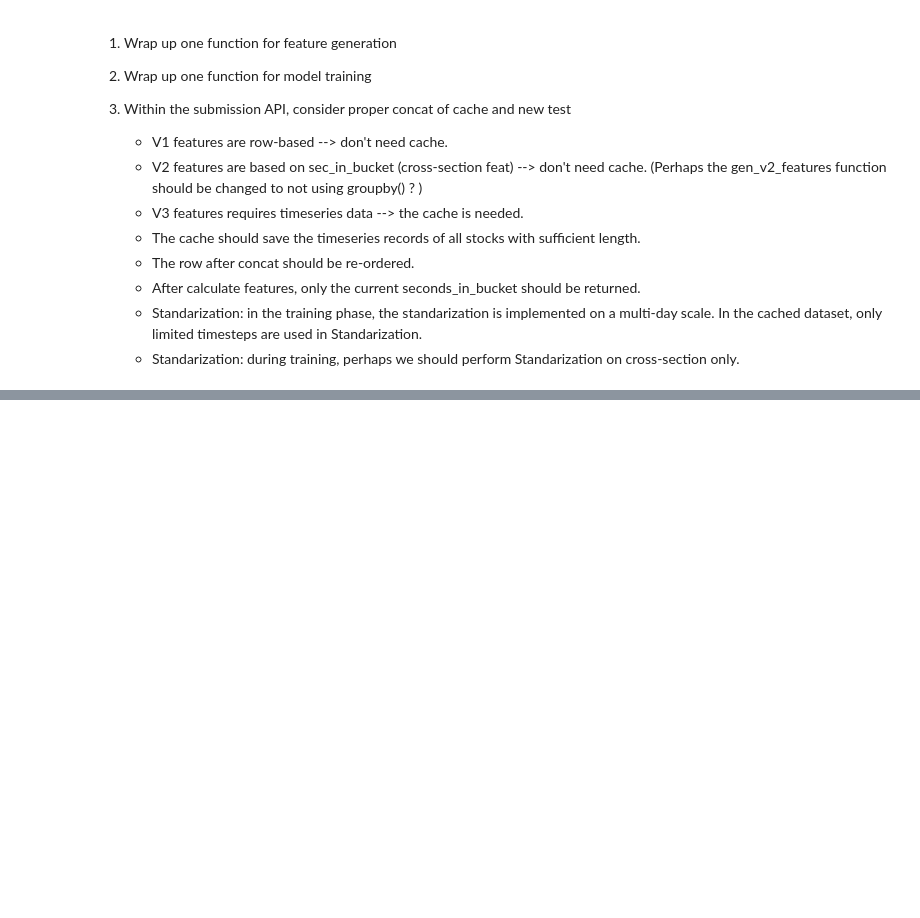
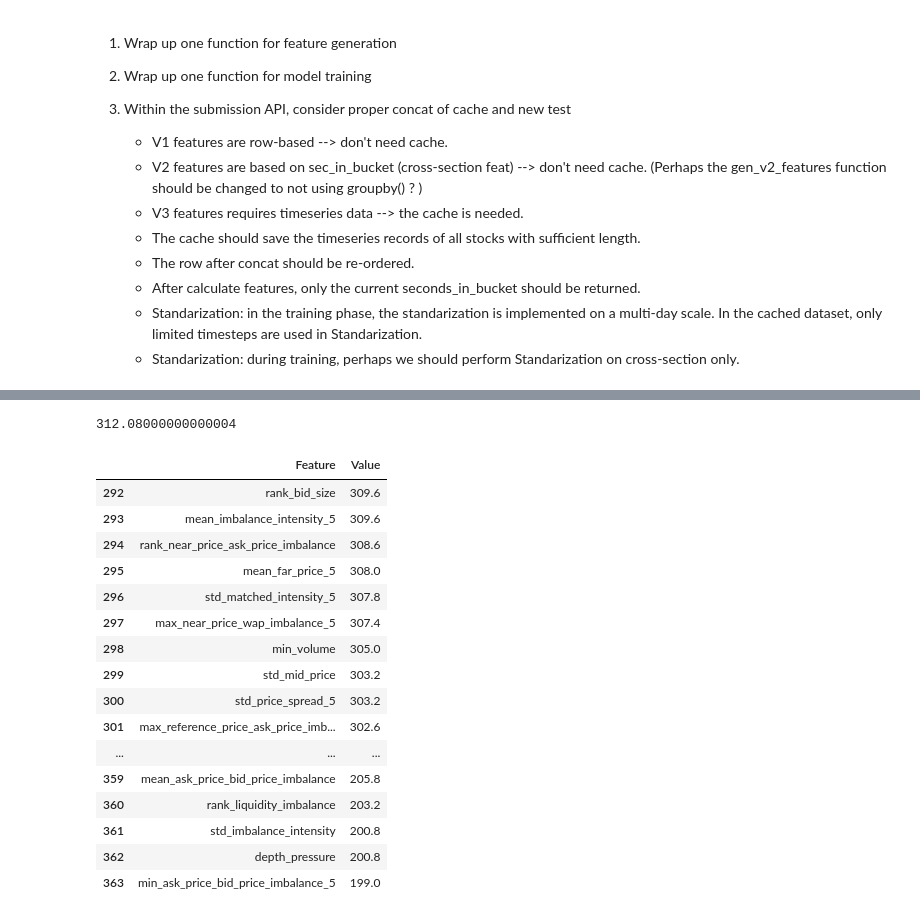
Before and after one commit to slidot41/kaggle_2023, a Jupyter notebook: notebooks/construct_features.ipynb, the cells around one changed output, grey strips where cells are left out. Drawn from its saved outputs; the diff is of its cells as text; code cells hidden in the pictures; blank space fills up the shorter version.

```diff
--- a/notebooks/construct_features.ipynb
+++ b/notebooks/construct_features.ipynb
@@ -53,0 +77,5 @@ from sklearn.model_selection import KFold
+# %%
+feature_cols, category_cols = gen_feature_cols(feature_dicts)
+
+print(len(feature_cols))
+print(len(category_cols))
@@ -53,0 +100,5 @@ from sklearn.model_selection import KFold
+# %%
+feature_cols = [col for col in feature_cols if col not in less_important['Feature'].values]
+category_cols = [col for col in category_cols if col not in less_important['Feature'].values]
+
+print(len(feature_cols))
@@ -326,0 +247,34 @@ feature_imp.shape[0] * 0.2
+# %%
+model_prefix = "lgb_regressor_feature_364"
+model_files = glob(f"../data/{model_prefix}_fold_*.pkl")
+
+models = [joblib.load(model_file) for model_file in model_files]
+
+df_importance = calc_feature_importance(models, feature_cols)
+
+print(np.percentile(df_importance['Value'].values, 20))
+
+imp_thred = 310
+
+less_important = df_importance[df_importance['Value'] < imp_thred]
+
+less_important
+# %% [output]
+312.08000000000004
+|  | Feature | Value |
+| 292 | rank_bid_size | 309.6 |
+| 293 | mean_imbalance_intensity_5 | 309.6 |
+| 294 | rank_near_price_ask_price_imbalance | 308.6 |
+| 295 | mean_far_price_5 | 308.0 |
+| 296 | std_matched_intensity_5 | 307.8 |
+| 297 | max_near_price_wap_imbalance_5 | 307.4 |
+| 298 | min_volume | 305.0 |
+| 299 | std_mid_price | 303.2 |
+| 300 | std_price_spread_5 | 303.2 |
+| 301 | max_reference_price_ask_price_imb... | 302.6 |
+| ... | ... | ... |
+| 359 | mean_ask_price_bid_price_imbalance | 205.8 |
+| 360 | rank_liquidity_imbalance | 203.2 |
+| 361 | std_imbalance_intensity | 200.8 |
+| 362 | depth_pressure | 200.8 |
+| 363 | min_ask_price_bid_price_imbalance_5 | 199.0 |
```
Also changed, not shown: parts of 32 cells of this notebook, 3 other files.
